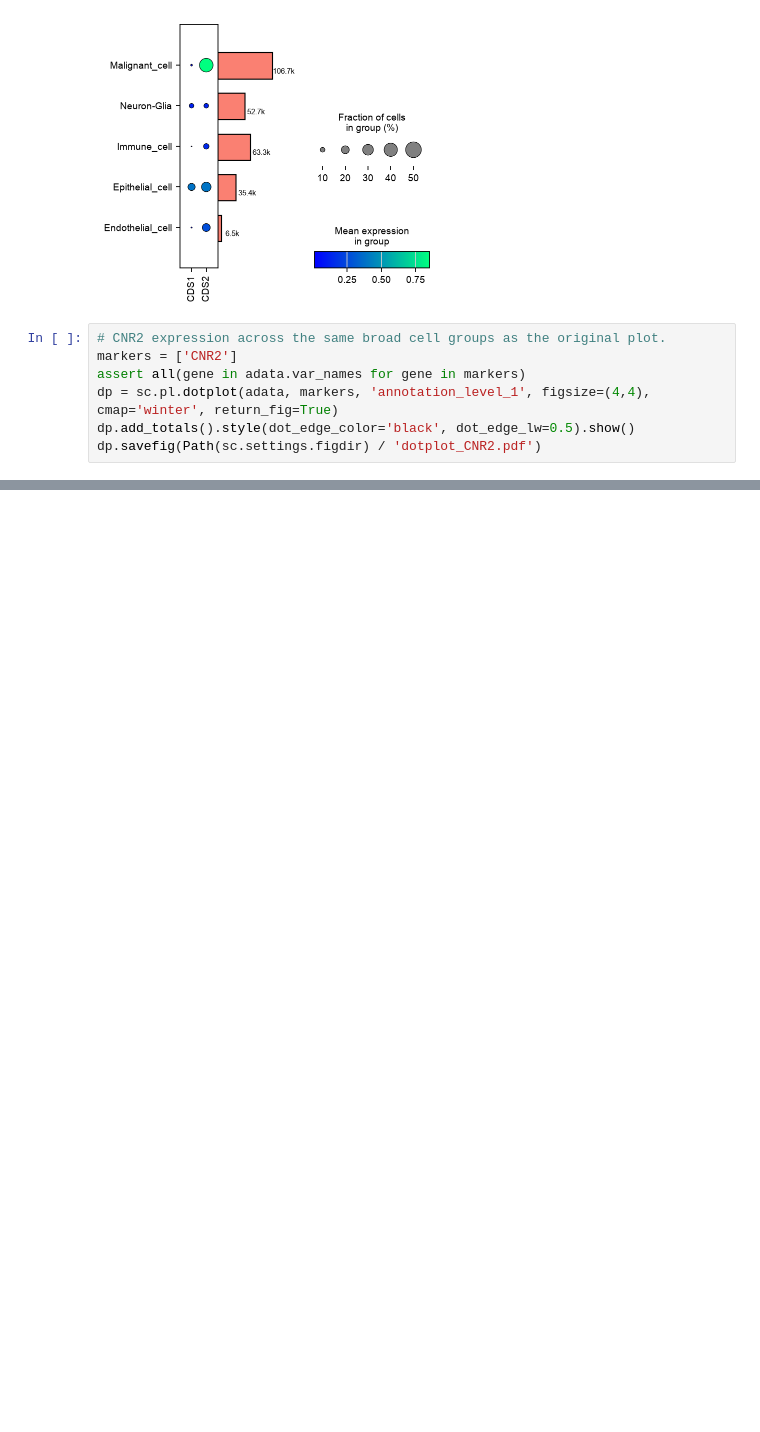
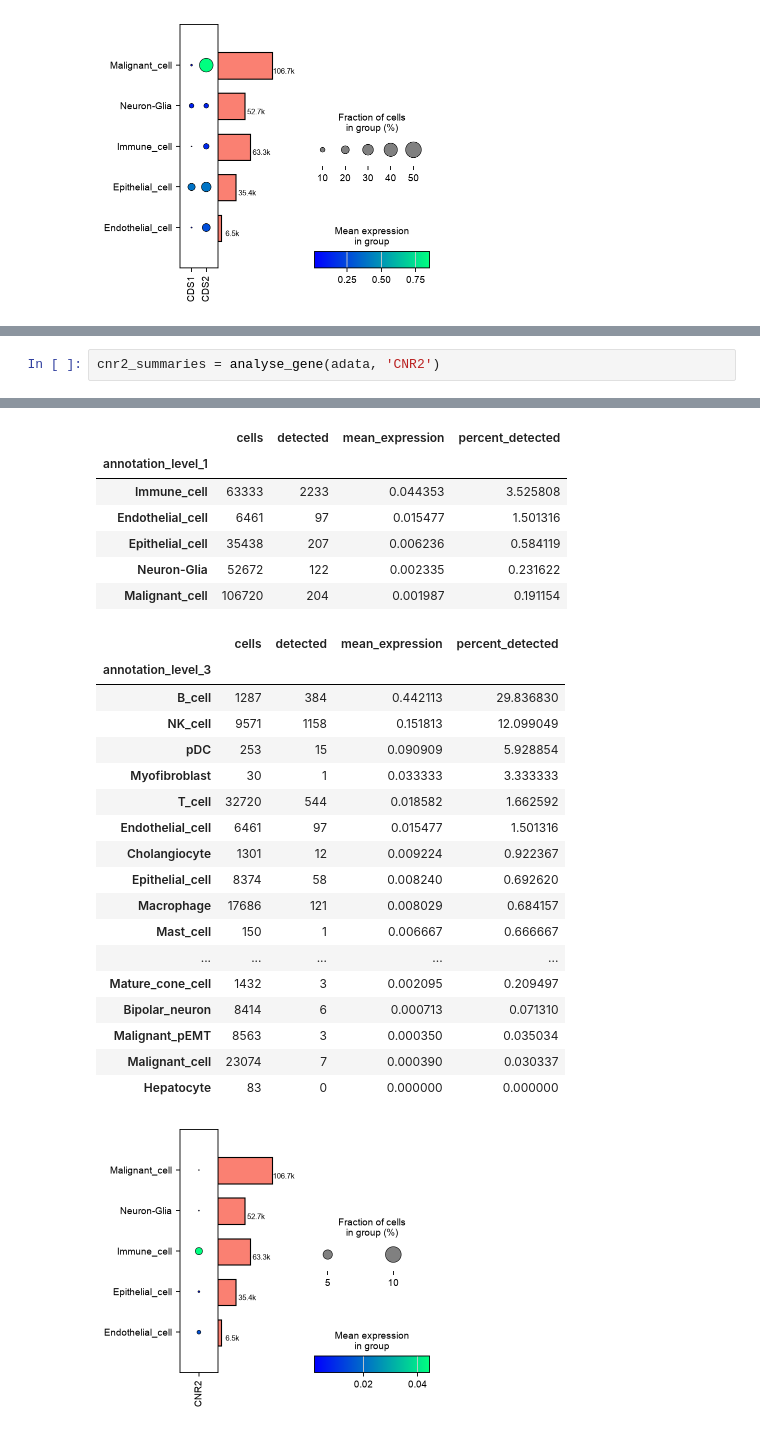
Before and after one commit to FeargusOG/CDS1-2, a Jupyter notebook: UVmap.ipynb, the cells around one changed output, grey strips where cells are left out. Saved outputs shown, nothing was run; the diff lists cells and outputs as text; blank space fills up the shorter version.

Commit message:
create analyse gene function

```diff
--- a/UVmap.ipynb
+++ b/UVmap.ipynb
@@ -347,10 +347,3 @@ dp.savefig(Path(sc.settings.figdir) / 'dotplot.pdf')  # Save as PDF (optional)
 # %% [output]
 [figure]
 [figure]
-# %%
-# CNR2 expression across the same broad cell groups as the original plot.
-markers = ['CNR2']
-assert all(gene in adata.var_names for gene in markers)
-dp = sc.pl.dotplot(adata, markers, 'annotation_level_1', figsize=(4,4), cmap='winter', return_fig=True)
-dp.add_totals().style(dot_edge_color='black', dot_edge_lw=0.5).show()
-dp.savefig(Path(sc.settings.figdir) / 'dotplot_CNR2.pdf')
@@ -414,0 +397,3 @@ for groupby, filename in [
+# %%
+cnr2_summaries = analyse_gene(adata, 'CNR2')
+# %% [output]
@@ -414,0 +401,26 @@ for groupby, filename in [
+|  | cells | detected | mean_expression | percent_detected |
+| annotation_level_1 |  |  |  |  |
+| Immune_cell | 63333 | 2233 | 0.044353 | 3.525808 |
+| Endothelial_cell | 6461 | 97 | 0.015477 | 1.501316 |
+| Epithelial_cell | 35438 | 207 | 0.006236 | 0.584119 |
+| Neuron-Glia | 52672 | 122 | 0.002335 | 0.231622 |
+| Malignant_cell | 106720 | 204 | 0.001987 | 0.191154 |
+|  | cells | detected | mean_expression | percent_detected |
+| annotation_level_3 |  |  |  |  |
+| B_cell | 1287 | 384 | 0.442113 | 29.836830 |
+| NK_cell | 9571 | 1158 | 0.151813 | 12.099049 |
+| pDC | 253 | 15 | 0.090909 | 5.928854 |
+| Myofibroblast | 30 | 1 | 0.033333 | 3.333333 |
+| T_cell | 32720 | 544 | 0.018582 | 1.662592 |
+| Endothelial_cell | 6461 | 97 | 0.015477 | 1.501316 |
+| Cholangiocyte | 1301 | 12 | 0.009224 | 0.922367 |
+| Epithelial_cell | 8374 | 58 | 0.008240 | 0.692620 |
+| Macrophage | 17686 | 121 | 0.008029 | 0.684157 |
+| Mast_cell | 150 | 1 | 0.006667 | 0.666667 |
+| ... | ... | ... | ... | ... |
+| Mature_cone_cell | 1432 | 3 | 0.002095 | 0.209497 |
+| Bipolar_neuron | 8414 | 6 | 0.000713 | 0.071310 |
+| Malignant_pEMT | 8563 | 3 | 0.000350 | 0.035034 |
+| Malignant_cell | 23074 | 7 | 0.000390 | 0.030337 |
+| Hepatocyte | 83 | 0 | 0.000000 | 0.000000 |
+[figure, added]
```
Also changed, not shown: parts of 5 cells of this notebook, 10 other files.
